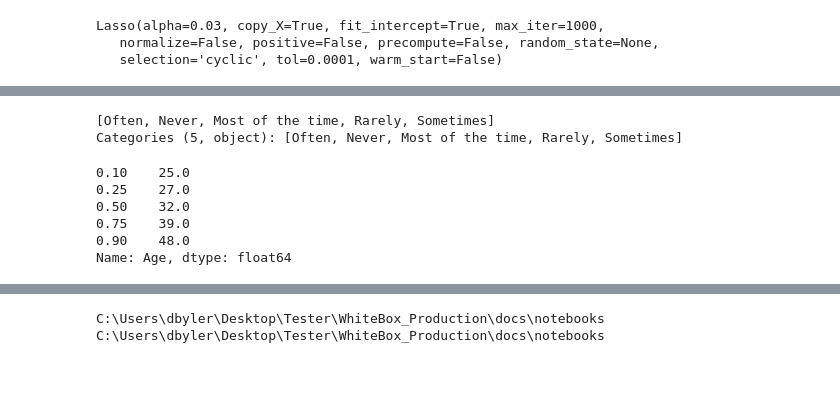
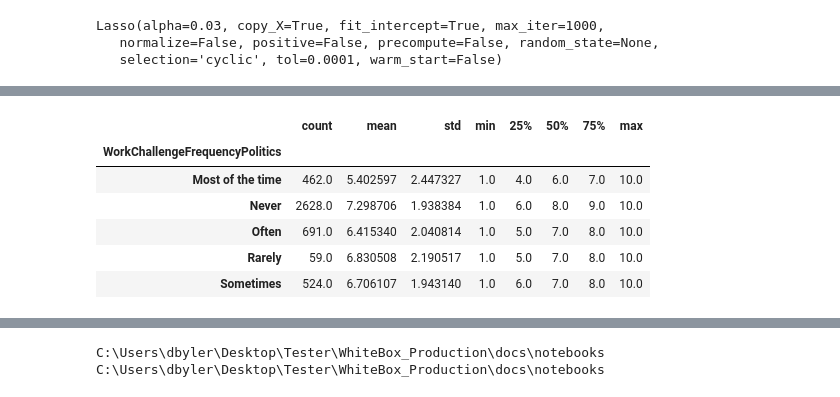
Before and after one commit to danielbyler/model-describer, a Jupyter notebook: docs/notebooks/Random_Forest_Analysis.ipynb, the cells around one changed output, grey strips where cells are left out. Saved outputs shown, nothing was run; the diff lists cells and outputs as text; code cells hidden in the pictures.

```diff
--- a/docs/notebooks/Random_Forest_Analysis.ipynb
+++ b/docs/notebooks/Random_Forest_Analysis.ipynb
@@ -236,14 +258,10 @@ plt.show()
 # %%
-df['WorkChallengeFrequencyPolitics'].unique()
+df.groupby(['WorkChallengeFrequencyPolitics'])['JobSatisfaction'].describe()
 # %% [output]
-[Often, Never, Most of the time, Rarely, Sometimes]
-Categories (5, object): [Often, Never, Most of the time, Rarely, Sometimes]
+|  | count | mean | std | min | 25% | 50% | 75% | max |
+| WorkChallengeFrequencyPolitics |  |  |  |  |  |  |  |  |
+| Most of the time | 462.0 | 5.402597 | 2.447327 | 1.0 | 4.0 | 6.0 | 7.0 | 10.0 |
+| Never | 2628.0 | 7.298706 | 1.938384 | 1.0 | 6.0 | 8.0 | 9.0 | 10.0 |
+| Often | 691.0 | 6.415340 | 2.040814 | 1.0 | 5.0 | 7.0 | 8.0 | 10.0 |
+| Rarely | 59.0 | 6.830508 | 2.190517 | 1.0 | 5.0 | 7.0 | 8.0 | 10.0 |
+| Sometimes | 524.0 | 6.706107 | 1.943140 | 1.0 | 6.0 | 7.0 | 8.0 | 10.0 |
-# %%
-df['Age'].quantile([.1,.25,.5,.75,.9])
-# %% [output]
-0.10    25.0
-0.25    27.0
-0.50    32.0
-0.75    39.0
-0.90    48.0
-Name: Age, dtype: float64
```
Also changed, not shown: parts of 29 cells of this notebook, 2 other files.
